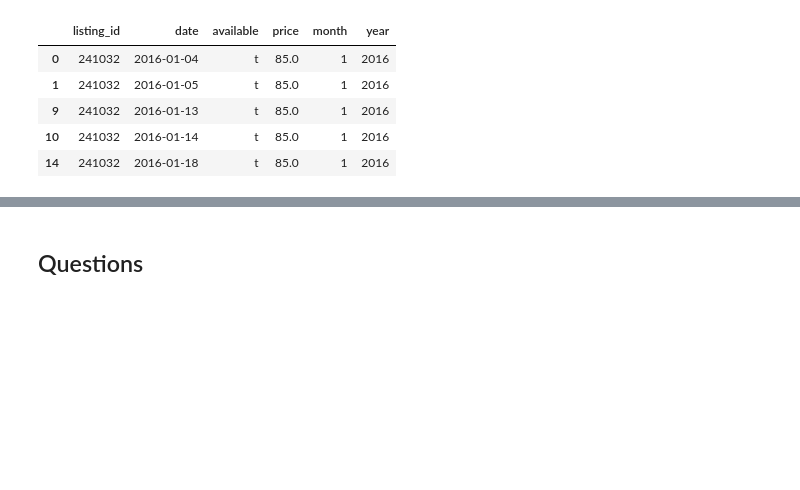
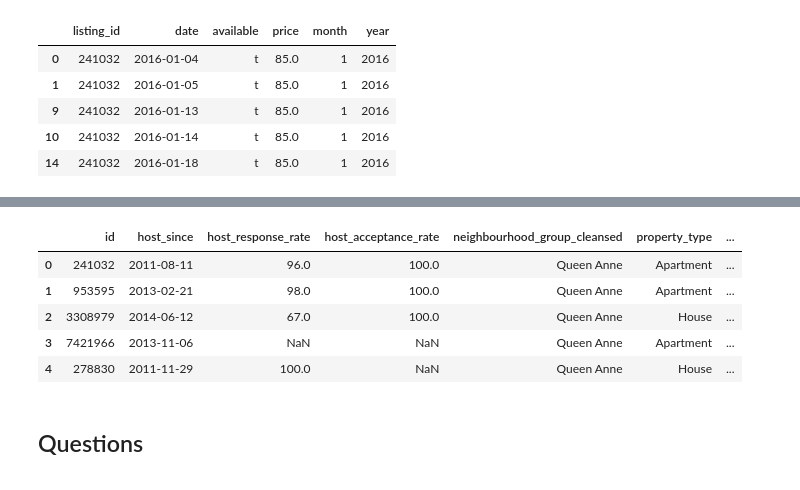
Before and after one commit to rodrigodalamangas/data-science-blog-udacity, a Jupyter notebook: data_analysis.ipynb, the cells around one changed output, grey strips where cells are left out. Saved outputs shown, nothing was run; the diff lists cells and outputs as text; code cells hidden in the pictures; blank space fills up the shorter version.

```diff
--- a/data_analysis.ipynb
+++ b/data_analysis.ipynb
@@ -189,3 +296,12 @@ seattle_calendar_final.head()
+# %%
+seattle_listings_final.head()
+# %% [output]
+|  | id | host_since | host_response_rate | host_acceptance_rate | neighbourhood_group_cleansed | property_type | ... |
+| 0 | 241032 | 2011-08-11 | 96.0 | 100.0 | Queen Anne | Apartment | ... |
+| 1 | 953595 | 2013-02-21 | 98.0 | 100.0 | Queen Anne | Apartment | ... |
+| 2 | 3308979 | 2014-06-12 | 67.0 | 100.0 | Queen Anne | House | ... |
+| 3 | 7421966 | 2013-11-06 | NaN | NaN | Queen Anne | Apartment | ... |
+| 4 | 278830 | 2011-11-29 | 100.0 | NaN | Queen Anne | House | ... |
 # %% [markdown]
 ## Questions <a class="anchor" id="questions"></a>
 >
```
Also changed, not shown: parts of 12 cells of this notebook.
